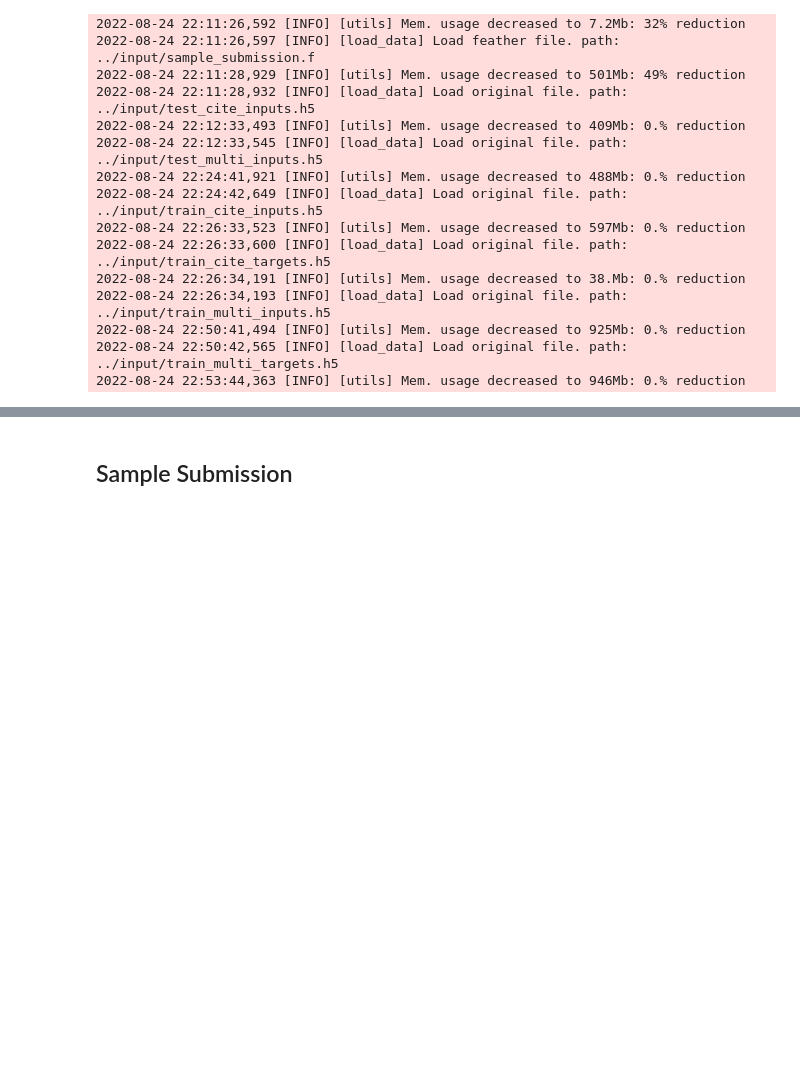
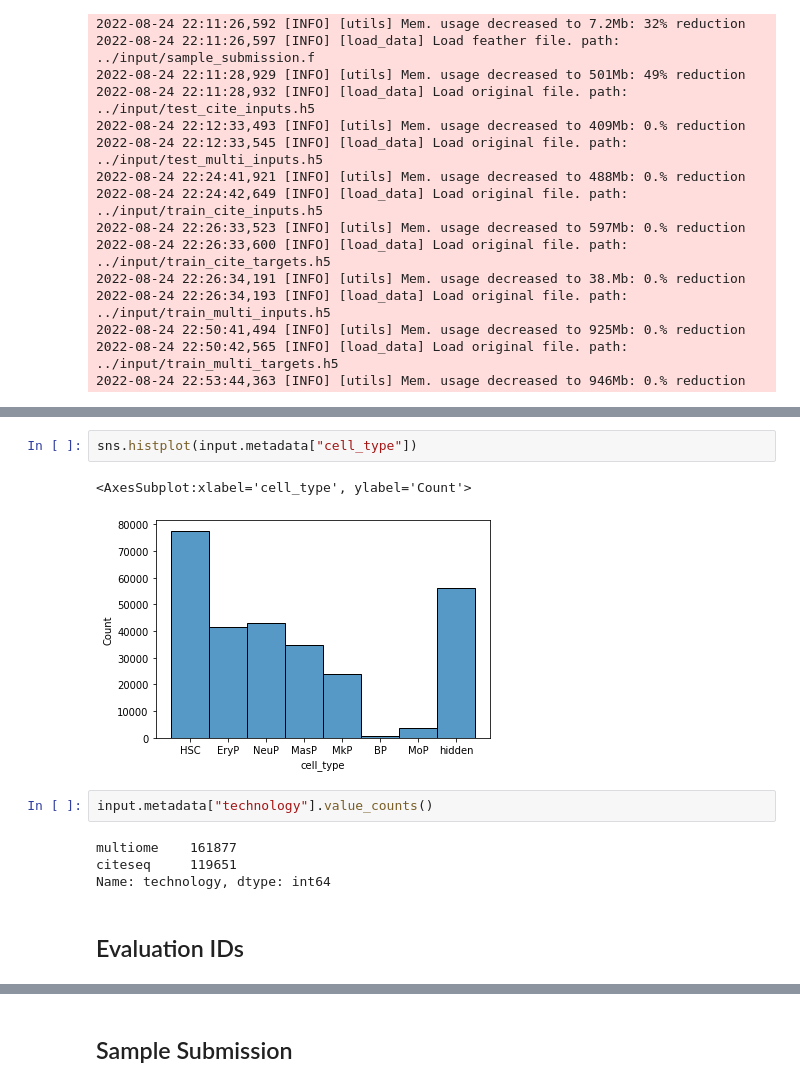
Before and after one commit to IMOKURI/kaggle-multimodal-single-cell-integration, a Jupyter notebook: notebook/EDA.ipynb, the cells around one changed output, grey strips where cells are left out. Cells and saved outputs as stored; diff of their text form; blank space fills up the shorter version.

```diff
--- a/notebook/EDA.ipynb
+++ b/notebook/EDA.ipynb
@@ -532,0 +340,13 @@ input.test.head()
+# %%
+sns.histplot(input.metadata["cell_type"])
+# %% [output]
+<AxesSubplot:xlabel='cell_type', ylabel='Count'>
+[figure, added]
+# %%
+input.metadata["technology"].value_counts()
+# %% [output]
+multiome    161877
+citeseq     119651
+Name: technology, dtype: int64
+# %% [markdown]
+## Evaluation IDs
```
Also changed, not shown: parts of 115 cells of this notebook, 3 other files.
